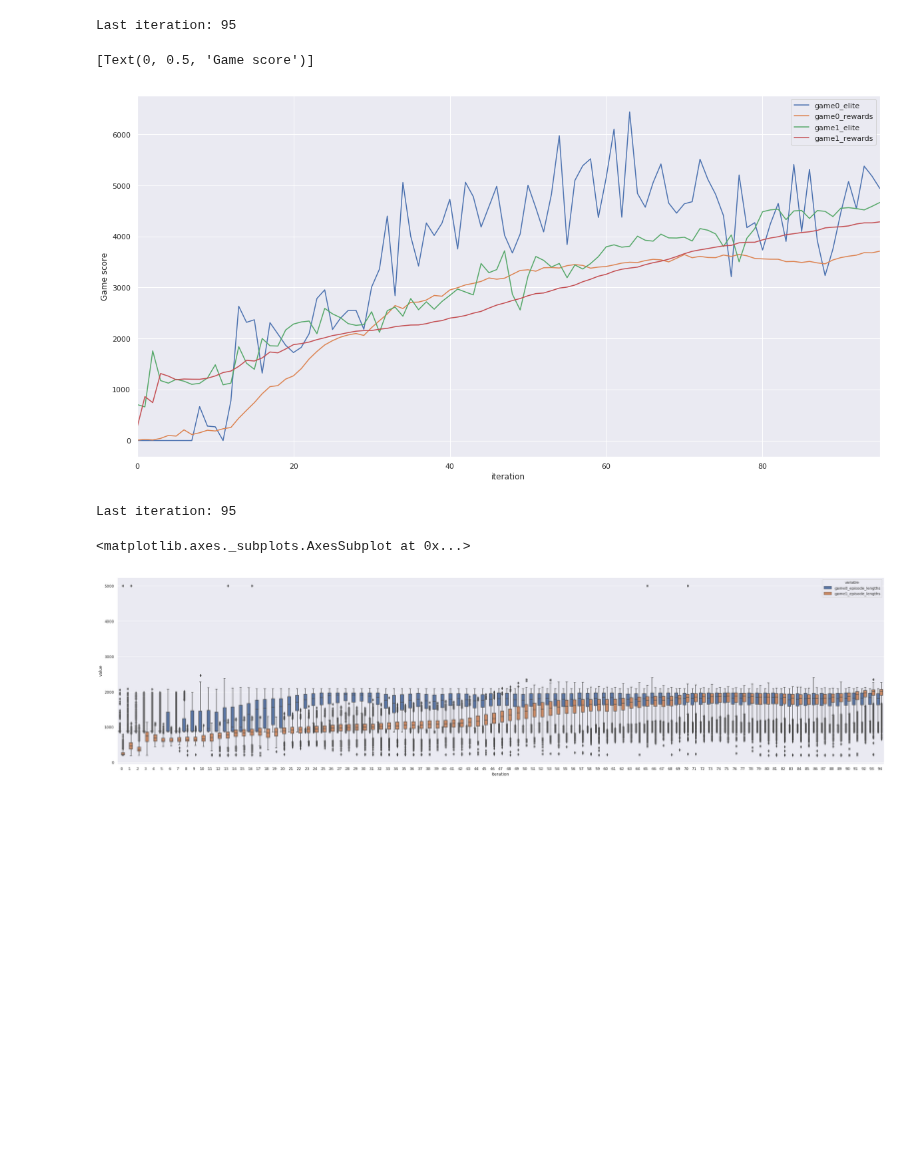
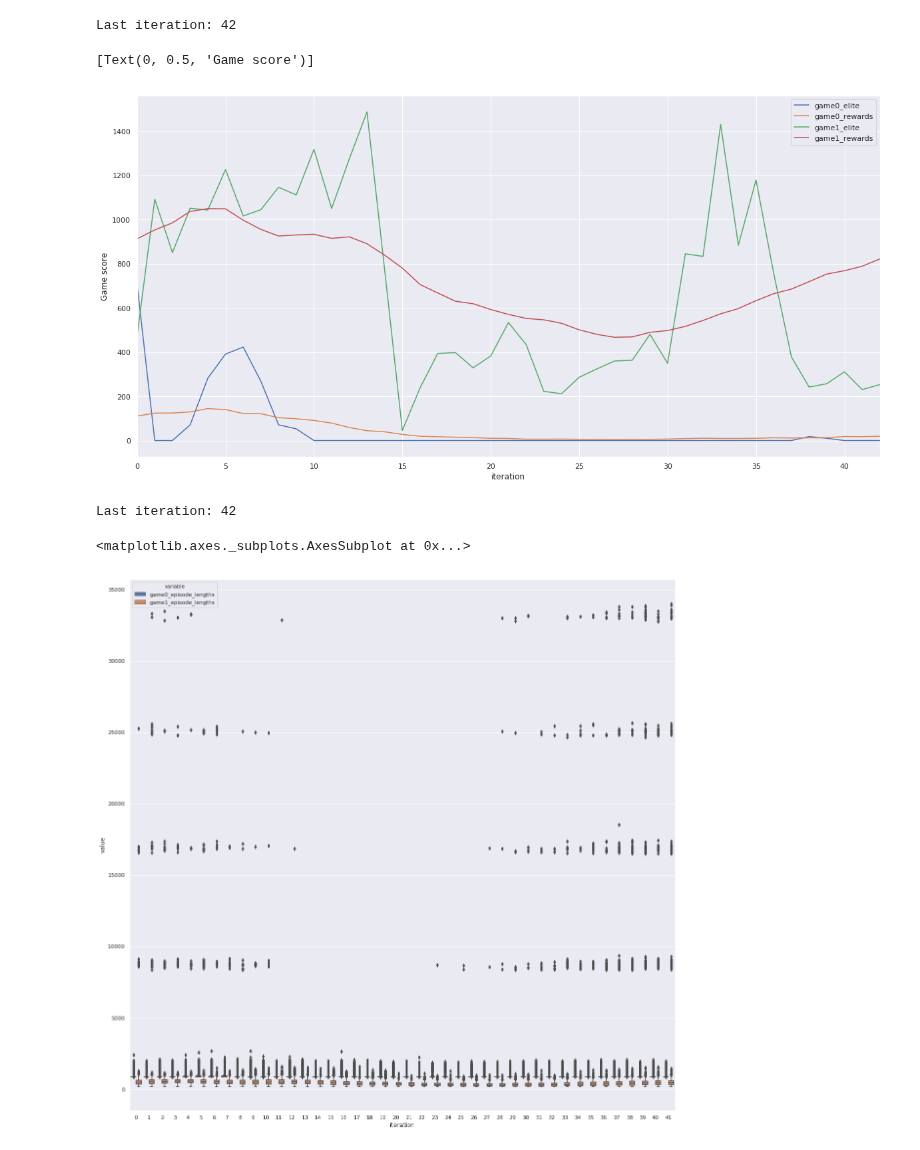
Before and after one commit to deyandyankov/research.mtne, a Jupyter notebook: gpu_implementation/analysis/charts.ipynb, the cells around one changed output. Saved outputs shown, nothing was run; the diff lists cells and outputs as text; code cells hidden in the pictures; blank space fills up the shorter version.

```diff
--- a/gpu_implementation/analysis/charts.ipynb
+++ b/gpu_implementation/analysis/charts.ipynb
@@ -13,7 +13,8 @@ import seaborn as sns
 from esmt import TrainingState
 
 main_log_dir = Path(gpu_implementation_path) / "logs"
-log_session = "mtes_20190530_234901"
+log_session = "mtes_20190617_220821"
+# log_session = "salvatore-0to70"
 logdir = main_log_dir / log_session
 iterlogfiles = {}
 
@@ -96,36 +97,36 @@ print("Last iteration: {}".format(max(iterations)))
 sns.set(rc={'figure.figsize':(20, 10)})
 rewards_df.set_index('iteration').plot().set(ylabel='Game score')
 # %% [output]
-Last iteration: 95
+Last iteration: 42
 [Text(0, 0.5, 'Game score')]
-[figure, old version]
+[figure, new version]
 # %%
 eplens_df = pd.DataFrame(columns=[
     'game0_episode_lengths',
     'game1_episode_lengths',
     'iteration'
 ])
 
 for i in range(last_iteration):
 #     print("Loading iteration {}".format(i))
     df = {
         'game0_episode_lengths': np.array([l for l in get_iter_log(i, 'game0_episode_lengths')]).flatten(),
         'game1_episode_lengths': np.array([l for l in get_iter_log(i, 'game1_episode_lengths')]).flatten(),
     }
     df['iteration'] = [i] * df['game0_episode_lengths'].shape[0]
     edf = pd.DataFrame.from_dict(df)
     eplens_df = pd.concat([eplens_df, edf], sort=True)
 print("Last iteration: {}".format(max(iterations)))
 m = pd.melt(eplens_df, id_vars=['iteration'], value_vars=['game0_episode_lengths', 'game1_episode_lengths'])
 m['value'] = m['value'].astype('float32')
 m['variable'] = m['variable'].astype('category')
-# m = m.query('iteration >= 80')
-sns.set(rc={'figure.figsize':(40, 10)})
+m = m.query('iteration >= 0')
+sns.set(rc={'figure.figsize':(20, 20)})
 sns.boxplot(x='iteration', y='value', hue='variable', data=m)
 # %% [output]
-Last iteration: 95
+Last iteration: 42
 <matplotlib.axes._subplots.AxesSubplot at 0x...>
-[figure, old version]
+[figure, new version]
 # %%
 reward_eplen = pd.DataFrame(columns=['eplen', 'reward', 'iteration'])
 for i in range(last_iteration):
```
Also changed, not shown: parts of 9 cells of this notebook, 3 other files.
